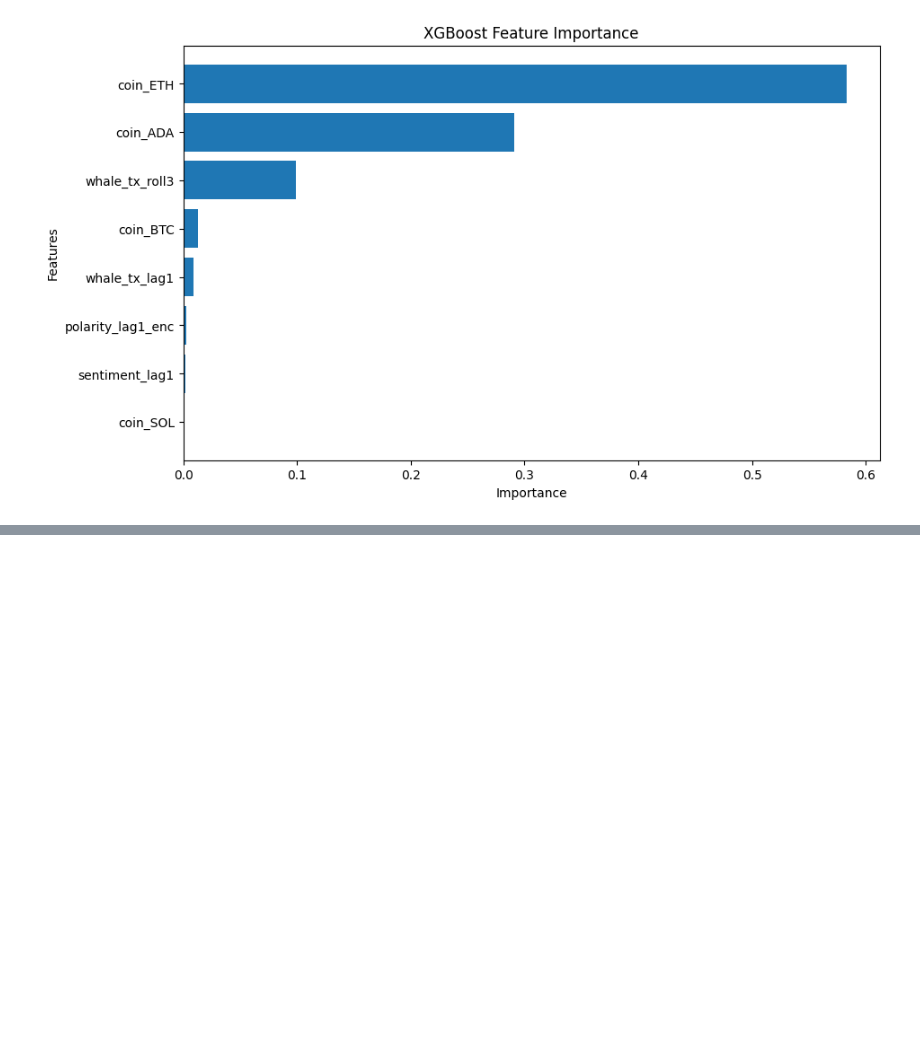
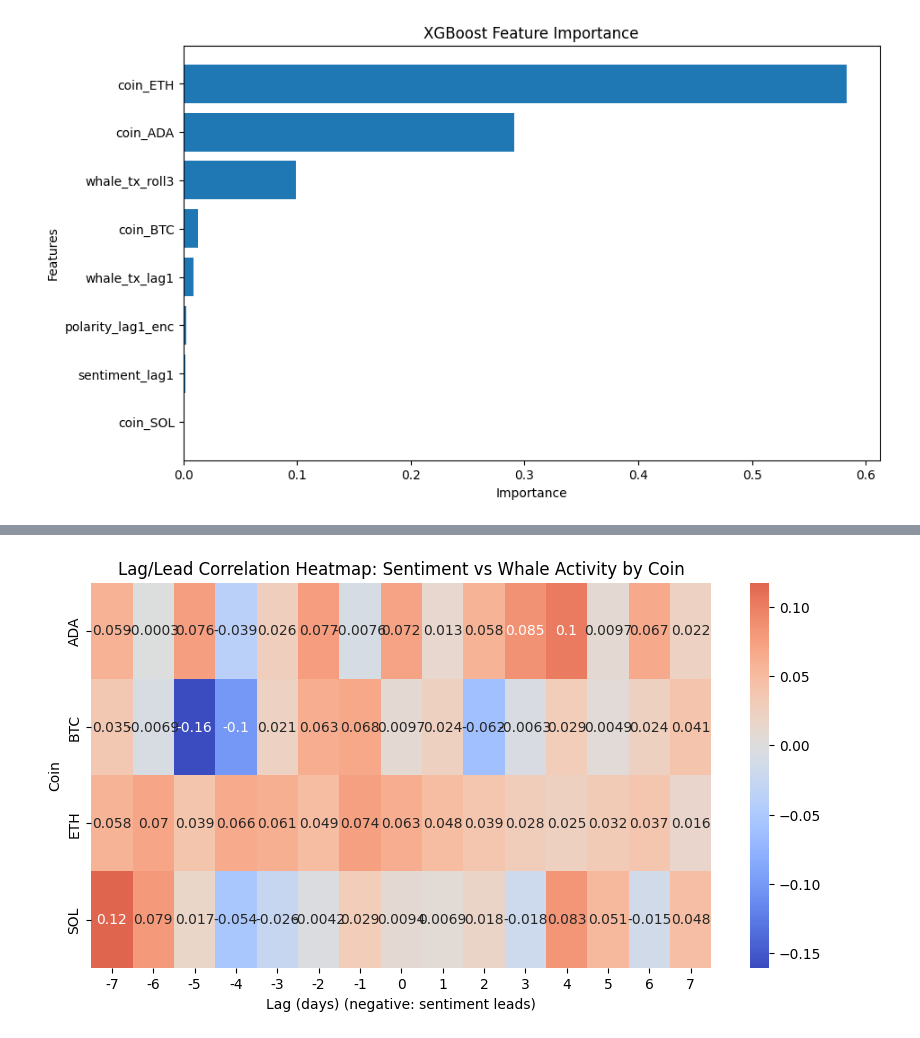
Before and after one commit to FeryGritli/crypto-sentiment-whales, a Jupyter notebook: notebooks/07_Machine_Learning_Prediction.ipynb, the cells around one changed output, grey strips where cells are left out. Cells and saved outputs as stored; diff of their text form; code cells hidden in the pictures; blank space fills up the shorter version.

```diff
--- a/notebooks/07_Machine_Learning_Prediction.ipynb
+++ b/notebooks/07_Machine_Learning_Prediction.ipynb
@@ -384,0 +592,28 @@ plt.show()
+# %%
+# Heatmap for all coins
+import numpy as np
+import matplotlib.pyplot as plt
+import seaborn as sns
+
+max_lag = 7
+lag_range = range(-max_lag, max_lag+1)
+coin_cols = ['coin_ADA', 'coin_BTC', 'coin_ETH', 'coin_SOL']
+coin_names = ['ADA', 'BTC', 'ETH', 'SOL']
+heatmap_data = []
+
+for coin_col in coin_cols:
+    temp = []
+    temp_df = df[df[coin_col] == 1]
+    for lag in lag_range:
+        corr = temp_df['whale_transaction_count'].corr(temp_df['sentiment'].shift(-lag))
+        temp.append(corr)
+    heatmap_data.append(temp)
+
+plt.figure(figsize=(10,5))
+sns.heatmap(np.array(heatmap_data), xticklabels=lag_range, yticklabels=coin_names, annot=True, cmap="coolwarm", center=0)
+plt.title("Lag/Lead Correlation Heatmap: Sentiment vs Whale Activity by Coin")
+plt.xlabel("Lag (days) (negative: sentiment leads)")
+plt.ylabel("Coin")
+plt.show()
+# %% [output]
+[figure, added]
```
Also changed, not shown: parts of 18 cells of this notebook, 1 other file.
